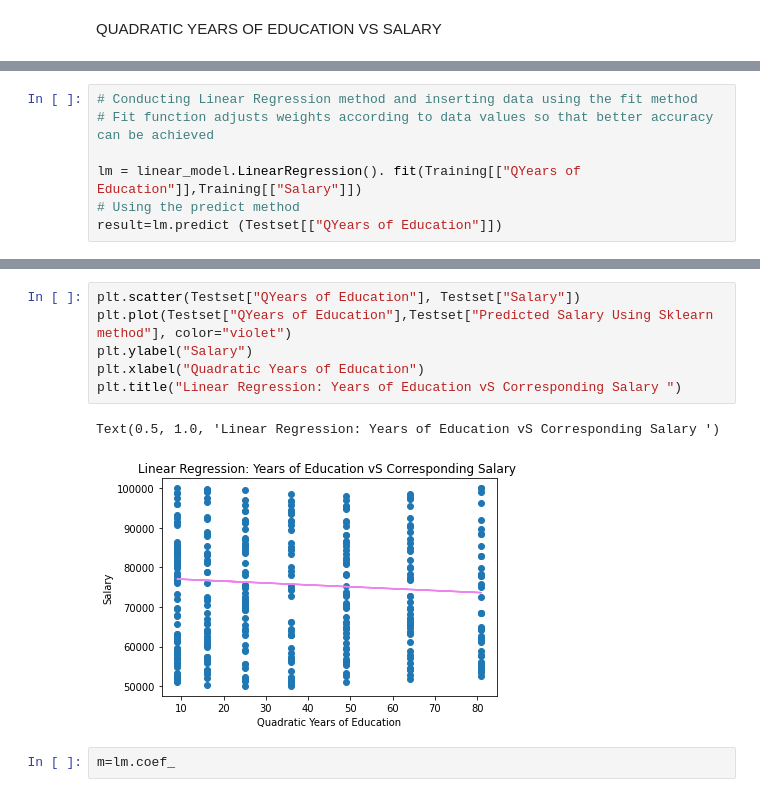
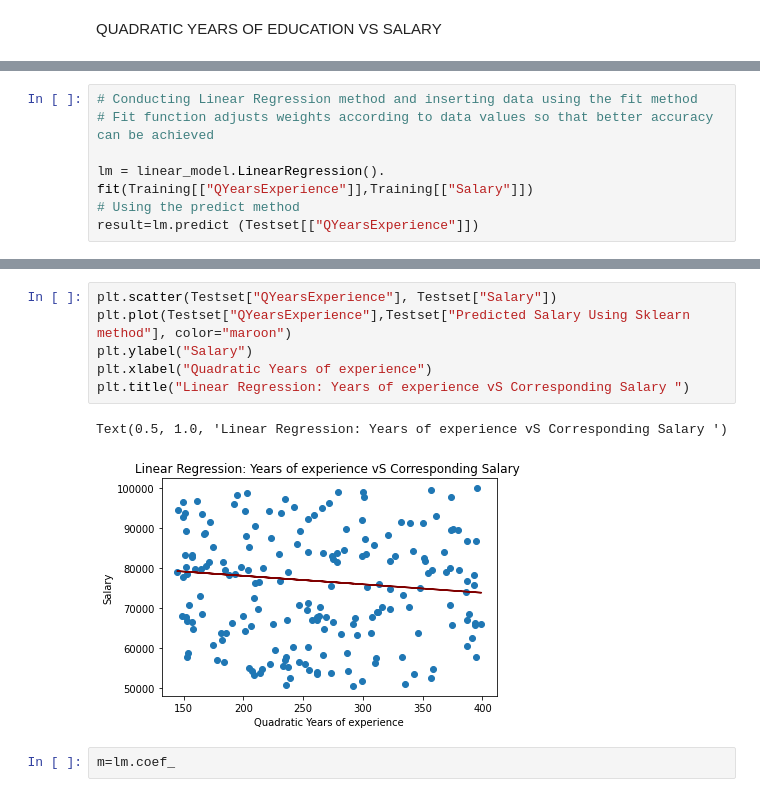
Before and after one commit to AdithyaDVarma/Biology_AI-in-agriculture_Semester1, a Jupyter notebook: Salary_Prediction_AIE_B_Project_Sem1.ipynb, the cells around one changed output, grey strips where cells are left out. Saved outputs shown, nothing was run; the diff lists cells and outputs as text.

```diff
--- a/Salary_Prediction_AIE_B_Project_Sem1.ipynb
+++ b/Salary_Prediction_AIE_B_Project_Sem1.ipynb
@@ -329,9 +329,9 @@ sns.scatterplot(data=Testset, x="QYears of Education",y="Salary")
 # Conducting Linear Regression method and inserting data using the fit method
 # Fit function adjusts weights according to data values so that better accuracy can be achieved
 
-lm = linear_model.LinearRegression(). fit(Training[["QYears of Education"]],Training[["Salary"]])
+lm = linear_model.LinearRegression(). fit(Training[["QYearsExperience"]],Training[["Salary"]])
 # Using the predict method
-result=lm.predict (Testset[["QYears of Education"]])
+result=lm.predict (Testset[["QYearsExperience"]])
 # %%
 # Creating a new column to place contents of the result variable
 Testset["Predicted Salary Using Sklearn method"]= result
@@ -347,12 +347,12 @@ Testset.head()
 # %%
-plt.scatter(Testset["QYears of Education"], Testset["Salary"])
-plt.plot(Testset["QYears of Education"],Testset["Predicted Salary Using Sklearn method"], color="violet")
+plt.scatter(Testset["QYearsExperience"], Testset["Salary"])
+plt.plot(Testset["QYearsExperience"],Testset["Predicted Salary Using Sklearn method"], color="maroon")
 plt.ylabel("Salary")
-plt.xlabel("Quadratic Years of Education")
-plt.title("Linear Regression: Years of Education vS Corresponding Salary ")
+plt.xlabel("Quadratic Years of experience")
+plt.title("Linear Regression: Years of experience vS Corresponding Salary ")
 # %% [output]
-Text(0.5, 1.0, 'Linear Regression: Years of Education vS Corresponding Salary ')
+Text(0.5, 1.0, 'Linear Regression: Years of experience vS Corresponding Salary ')
-[figure, old version]
+[figure, new version]
 # %%
 m=lm.coef_
 # %%
```
Also changed, not shown: parts of 29 cells of this notebook.
